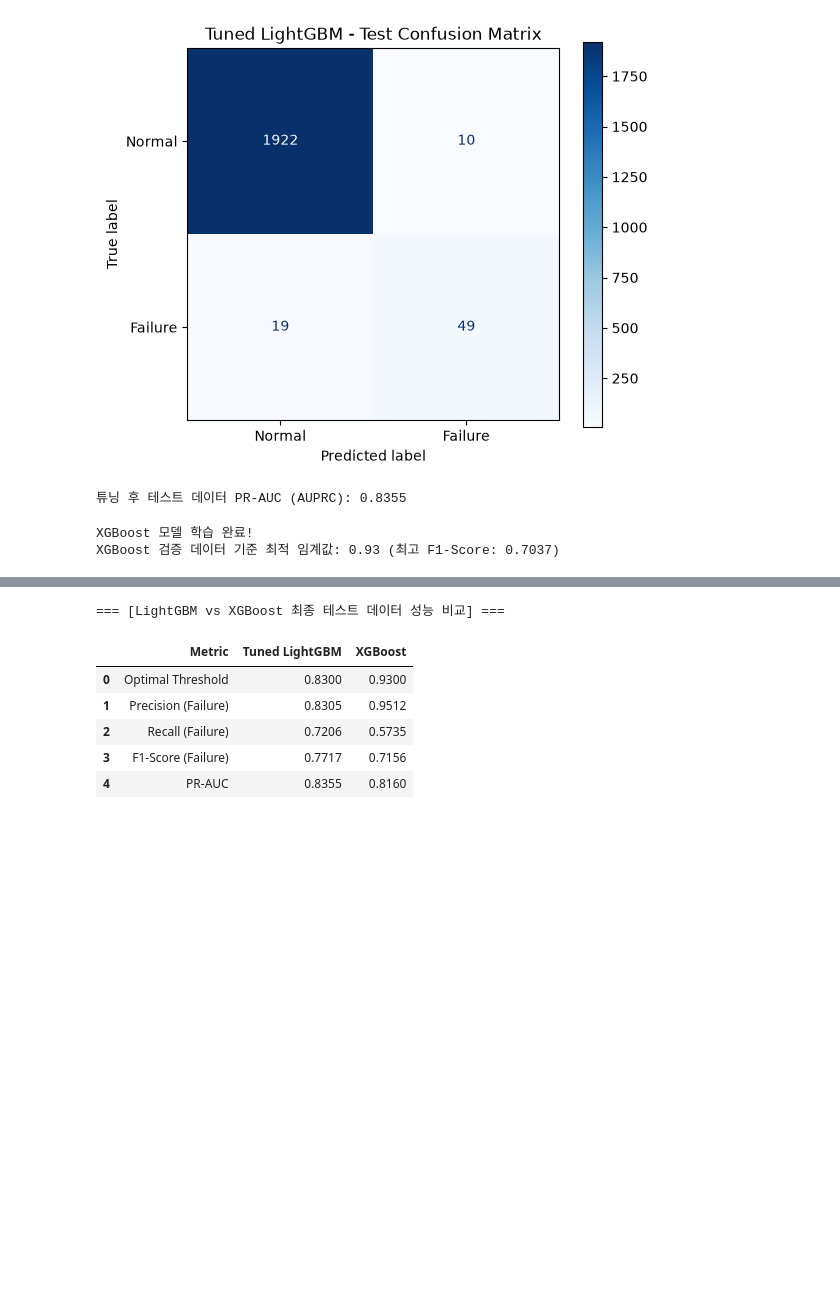
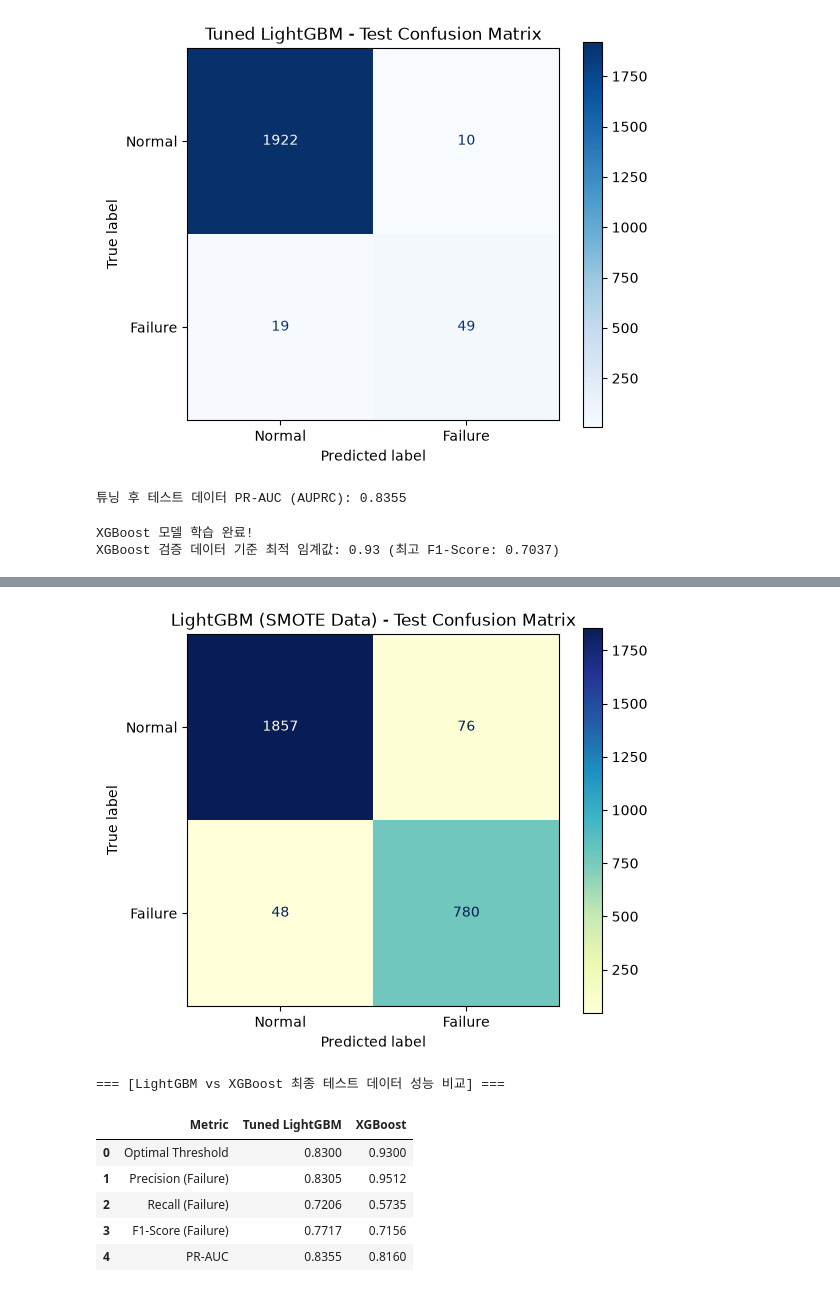
Before and after one commit to JSJeong-me/LG-Capstone-2026, a Jupyter notebook: LG_AI4I_2020_8Modules_SmartFactory_Lab.ipynb, the cells around one changed output, grey strips where cells are left out. Drawn from its saved outputs; the diff is of its cells as text; code cells hidden in the pictures; blank space fills up the shorter version.

```diff
--- a/LG_AI4I_2020_8Modules_SmartFactory_Lab.ipynb
+++ b/LG_AI4I_2020_8Modules_SmartFactory_Lab.ipynb
@@ -959,3 +959,72 @@ xgb_test_preds = (xgb_test_probs >= best_xgb_t).astype(int)
 # %% [output]
 XGBoost 모델 학습 완료!
 XGBoost 검증 데이터 기준 최적 임계값: 0.93 (최고 F1-Score: 0.7037)
+# %%
+import pandas as pd
+import numpy as np
+import lightgbm as lgb
+from sklearn.model_selection import train_test_split
+from sklearn.metrics import classification_report, confusion_matrix, ConfusionMatrixDisplay
+import matplotlib.pyplot as plt
+
+# 1. SMOTE 데이터셋 로드
+smote_csv_path = ROOT / 'smote_30_target_dataset.csv'
+df_smote = pd.read_csv(smote_csv_path)
+print(f"SMOTE 데이터셋 로드 완료! Shape: {df_smote.shape}")
+
+# 식별자 및 불필요한 컬럼 제거 (존재할 경우)
+drop_cols = [c for c in ['UDI', 'Product ID', 'TWF', 'HDF', 'PWF', 'OSF', 'RNF'] if c in df_smote.columns]
+if drop_cols:
+    df_smote = df_smote.drop(columns=drop_cols)
+
+# 2. 피처(X)와 타깃(y) 분리
+target_col = 'Machine failure'
+X_smote = df_smote.drop(columns=[target_col])
+y_smote = df_smote[target_col].astype(int)
+
+# 범주형 변수 'Type' 원핫 인코딩
+if 'Type' in X_smote.columns:
+    X_smote = pd.get_dummies(X_smote, columns=['Type'], drop_first=False)
+
+# LightGBM의 특수문자 제약 해결을 위해 피처 이름 변경 (JSON 특수 문자 및 괄호 제거)
+# 안전하게 알파벳, 숫자, 언더바(_)만 남기고 공백은 언더바로 대체하는 방식을 채택합니다.
+clean_cols = []
+for col in X_smote.columns:
+    # 대괄호, 중괄호, 쉼표, 콜론, 따옴표 등 이상 문자 제거
+    c = col.replace('[', '').replace(']', '').replace('{', '').replace('}', '')
+    c = c.replace(',', '').replace(':', '').replace('"', '').replace("'", "").replace('’', '')
+    clean_cols.append(c)
+X_smote.columns = clean_cols
+
+# 3. 학습 및 테스트 데이터 분할
+X_train_s, X_test_s, y_train_s, y_test_s = train_test_split(
+    X_smote, y_smote, test_size=0.2, stratify=y_smote, random_state=RANDOM_STATE
+)
+
+# 4. LightGBM 모델 정의 및 학습
+lgb_smote_model = lgb.LGBMClassifier(
+    n_estimators=100,
+    learning_rate=0.05,
+    max_depth=6,
+    random_state=RANDOM_STATE,
+    n_jobs=-1,
+    verbose=-1
+)
+lgb_smote_model.fit(X_train_s, y_train_s)
+print("SMOTE 데이터 적용 LightGBM 모델 학습 완료!")
+
+# 5. 테스트 데이터 평가
+y_pred_s = lgb_smote_model.predict(X_test_s)
+
+print("\n=== [SMOTE LightGBM Test Evaluation Report] ===")
+print(classification_report(y_test_s, y_pred_s, target_names=['Normal', 'Failure']))
+
+# 6. 혼동 행렬 시각화
+cm_s = confusion_matrix(y_test_s, y_pred_s)
+plt.figure(figsize=(6, 5))
+disp_s = ConfusionMatrixDisplay(confusion_matrix=cm_s, display_labels=['Normal', 'Failure'])
+disp_s.plot(cmap='YlGnBu', ax=plt.gca())
+plt.title('LightGBM (SMOTE Data) - Test Confusion Matrix')
+plt.grid(False)
+plt.show()
+# %% [output]
@@ -962,3 +1043,4 @@ XGBoost 검증 데이터 기준 최적 임계값: 0.93 (최고 F1-Score: 0.7037)
+[figure, added]
 # %%
 # 6. LightGBM과 XGBoost 성능 비교 분석 데이터 프레임 구축
 
```
Also changed, not shown: parts of 1 cell of this notebook.
